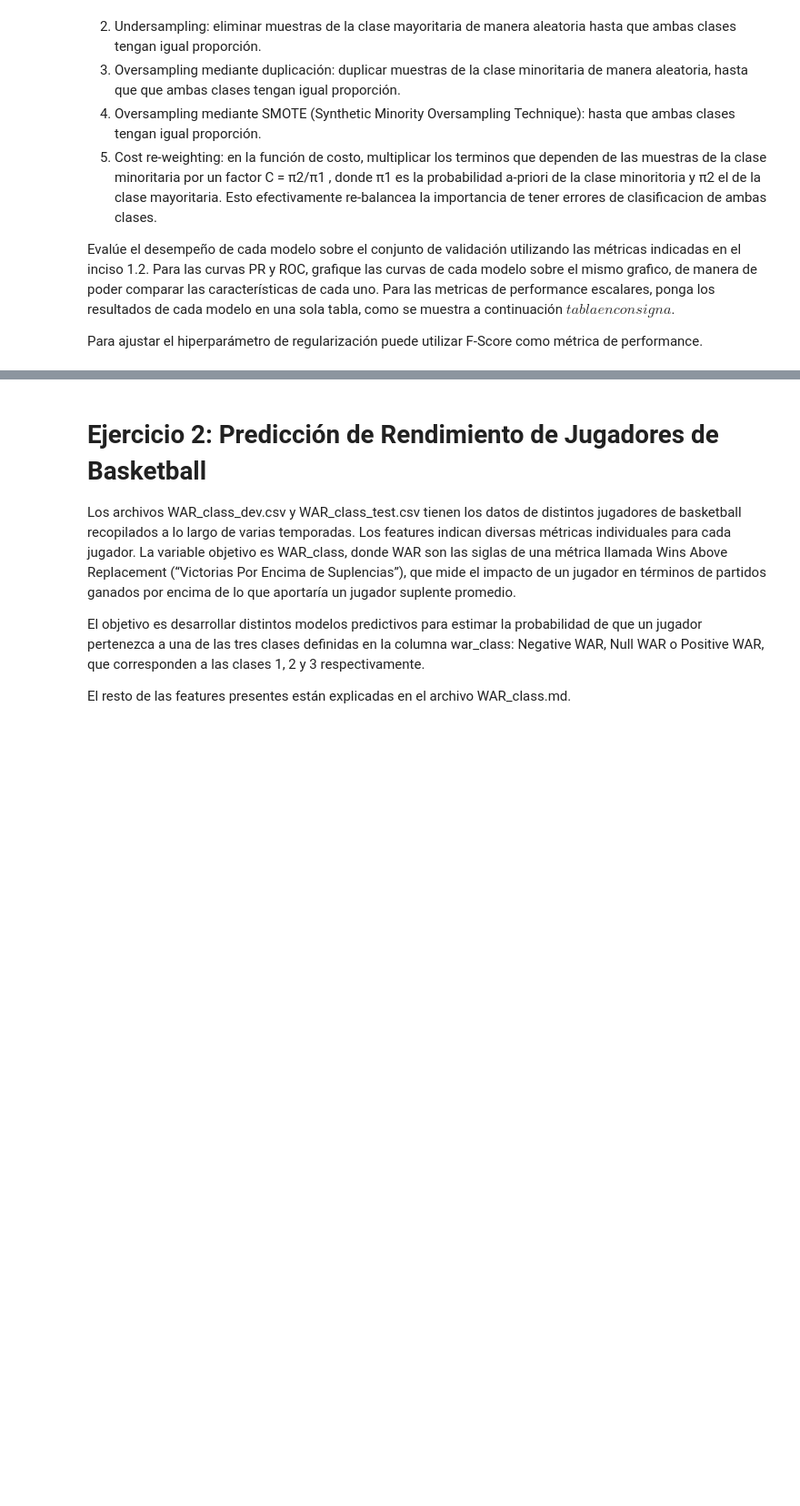
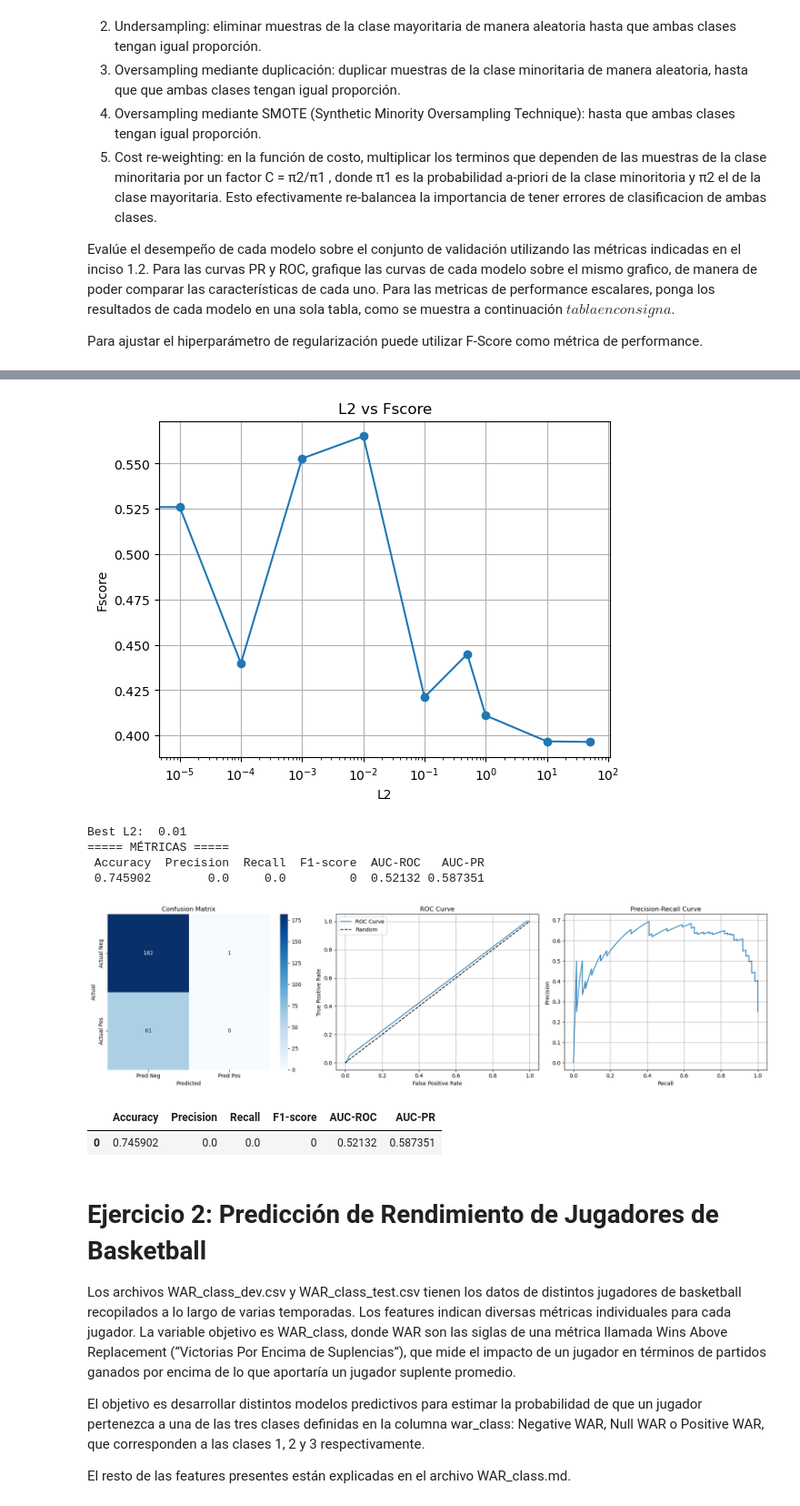
Before and after one commit to felicitasmarolda/MLyDL_TPs, a Jupyter notebook: Marolda_Felicitas_TP2/Marolda_Felicitas_Notebook_TP2.ipynb, the cells around one changed output, grey strips where cells are left out. Shown at 91% size. Cells and saved outputs as stored; diff of their text form; code cells hidden in the pictures; blank space fills up the shorter version.

```diff
--- a/Marolda_Felicitas_TP2/Marolda_Felicitas_Notebook_TP2.ipynb
+++ b/Marolda_Felicitas_TP2/Marolda_Felicitas_Notebook_TP2.ipynb
@@ -274,3 +325,29 @@ val_data shape:  (244, 15)
+# %%
+# Oversampling mediante SMOTE (Synthetic Minority Oversampling Technique):hasta que ambas clases tengan igual proporción.
+# Oversampling mediante duplicación: duplicar muestras de la clase minoritaria de manera aleatoria, hasta que que ambas clases tengan igual proporciónimportlib.reload(pp)
+importlib.reload(pp)
+possible_L2 = [0, 0.00001, 0.0001, 0.001, 0.01, 0.1, 0.5, 1, 10, 50]
+best_L2_SMOTE = pp.cross_validation_for_imbalanced(train_data_imb, possible_L2, "oversampling mediante SMOTE")
+print("Best L2: ", best_L2_SMOTE)
+
+X_train_SMOTE = pp.normalization(X_train_imb, X_train_imb.mean(), X_train_imb.std())
+X_val_SMOTE = pp.normalization(X_val_imb, X_train_imb.mean(), X_train_imb.std())
+
+model_SMOTE = mod.Logistic_Regression(X_train_SMOTE, y_train_imb, features, best_L2_SMOTE, 0.5)
+model_prediction_SMOTE = model_SMOTE.predict(X_val_SMOTE)
+model_proba_SMOTE = model_SMOTE.predict_proba(X_val_SMOTE)
+# print(model_sin_rebalanceo.coef)
+
+met.get_metrics(y_val_imb, model_prediction_SMOTE, model_proba_SMOTE)
+# %% [output]
+[figure, added]
+Best L2:  0.01
+===== MÉTRICAS =====
+ Accuracy  Precision  Recall  F1-score  AUC-ROC   AUC-PR
+ 0.745902        0.0     0.0         0  0.52132 0.587351
+[figure, added]
+|  | Accuracy | Precision | Recall | F1-score | AUC-ROC | AUC-PR |
+| 0 | 0.745902 | 0.0 | 0.0 | 0 | 0.52132 | 0.587351 |
 # %% [markdown]
 # Ejercicio 2: Predicción de Rendimiento de Jugadores de Basketball
 
```
Also changed, not shown: parts of 8 cells of this notebook, 2 other files.
